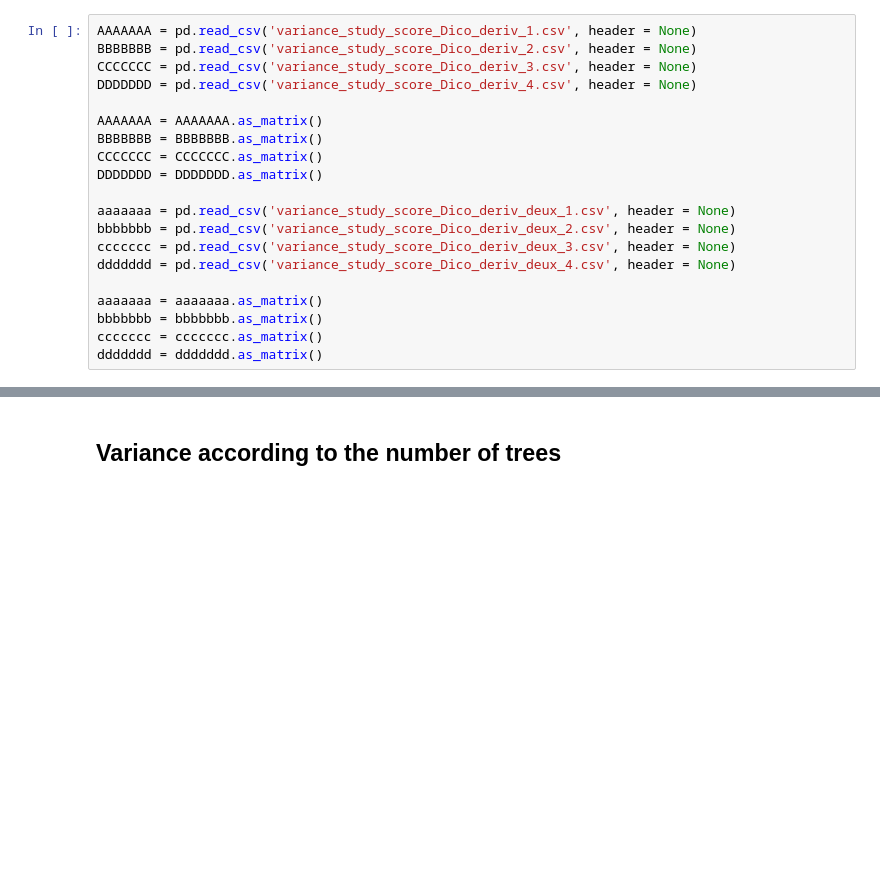
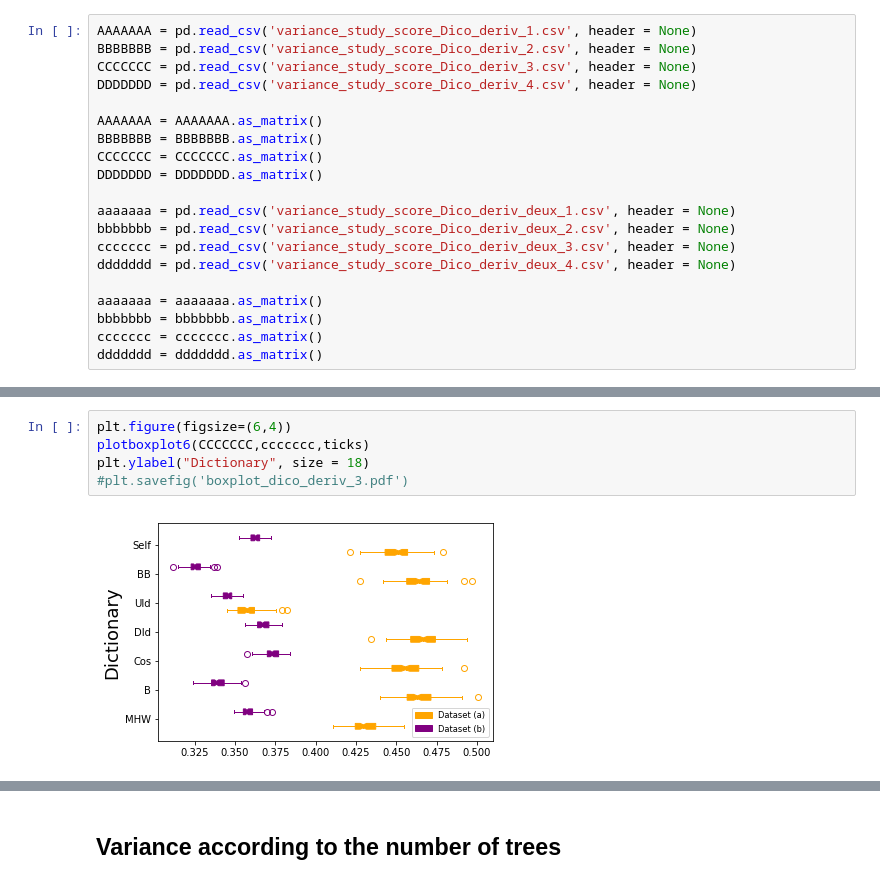
Before and after one commit to GuillaumeStaermanML/FIF, a Jupyter notebook: Code_FIF/Boxplots/Boxplots_paper.ipynb, the cells around one changed output, grey strips where cells are left out. Saved outputs shown, nothing was run; the diff lists cells and outputs as text; blank space fills up the shorter version.

```diff
--- a/Code_FIF/Boxplots/Boxplots_paper.ipynb
+++ b/Code_FIF/Boxplots/Boxplots_paper.ipynb
@@ -326,0 +328,7 @@ Text(0.5, 0, 'Score')
+# %%
+plt.figure(figsize=(6,4))
+plotboxplot6(CCCCCCC,ccccccc,ticks)
+plt.ylabel("Dictionary", size = 18)
+#plt.savefig('boxplot_dico_deriv_3.pdf')
+# %% [output]
+[figure, added]
```
Also changed, not shown: parts of 32 cells of this notebook, 37 other files.
